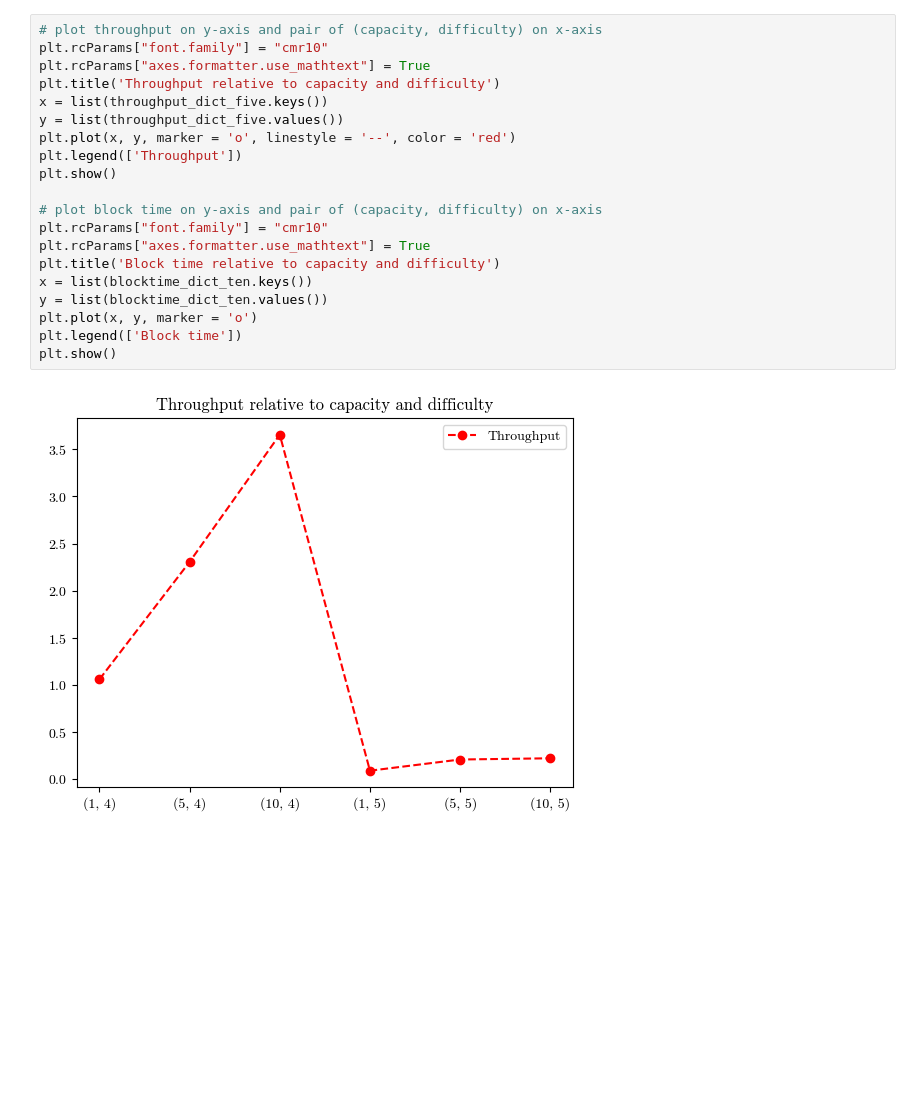
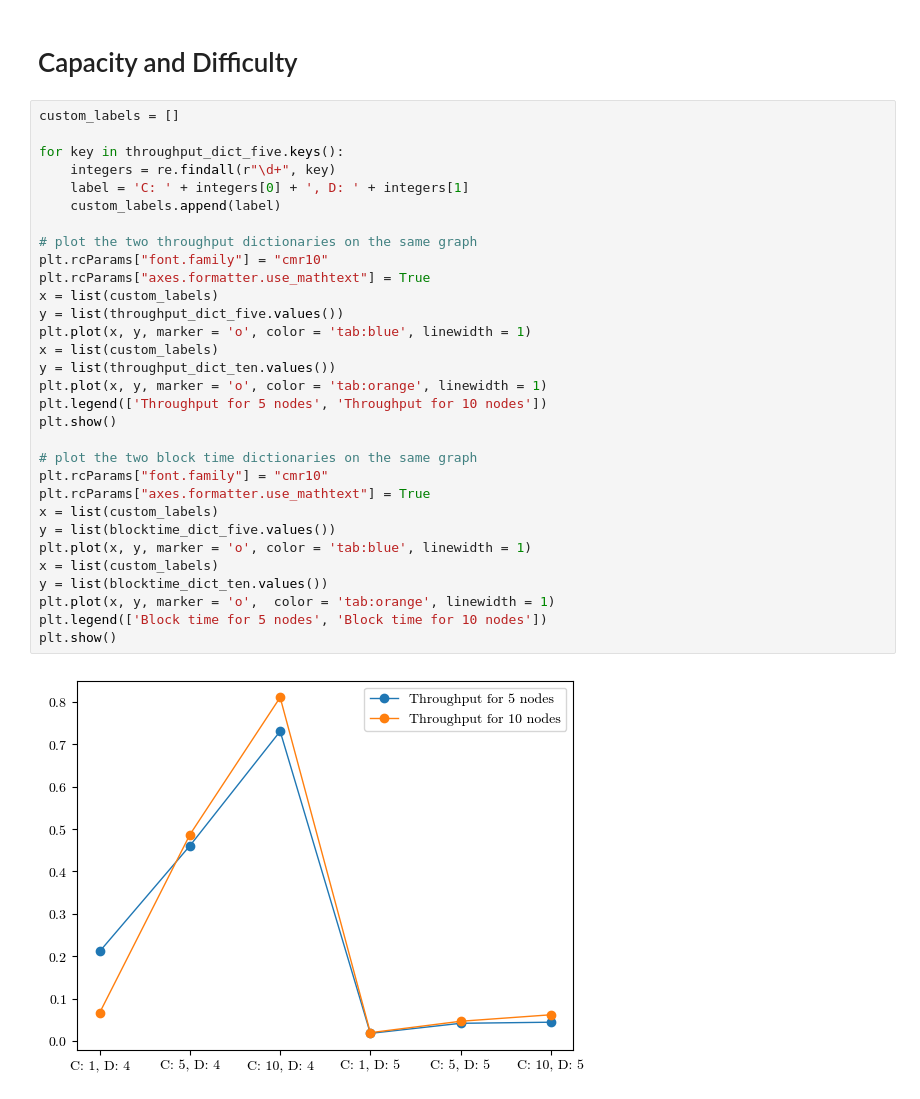
Before and after one commit to geokyr/distributed-systems, a Jupyter notebook: analytics.ipynb, the cells around one changed output. Cells and saved outputs as stored; diff of their text form; blank space fills up the shorter version.

```diff
--- a/analytics.ipynb
+++ b/analytics.ipynb
@@ -75,22 +71,35 @@ dict_keys(['(1, 4)', '(5, 4)', '(10, 4)', '(1, 5)', '(5, 5)', '(10, 5)'])
+# %% [markdown]
+# Capacity and Difficulty
 # %%
-# plot throughput on y-axis and pair of (capacity, difficulty) on x-axis
+custom_labels = []
+
+for key in throughput_dict_five.keys():
+    integers = re.findall(r"\d+", key)
+    label = 'C: ' + integers[0] + ', D: ' + integers[1]
+    custom_labels.append(label)
+
+# plot the two throughput dictionaries on the same graph
 plt.rcParams["font.family"] = "cmr10"
 plt.rcParams["axes.formatter.use_mathtext"] = True
-plt.title('Throughput relative to capacity and difficulty')
-x = list(throughput_dict_five.keys())
+x = list(custom_labels)
 y = list(throughput_dict_five.values())
-plt.plot(x, y, marker = 'o', linestyle = '--', color = 'red')
-plt.legend(['Throughput'])
+plt.plot(x, y, marker = 'o', color = 'tab:blue', linewidth = 1)
+x = list(custom_labels)
+y = list(throughput_dict_ten.values())
+plt.plot(x, y, marker = 'o', color = 'tab:orange', linewidth = 1)
+plt.legend(['Throughput for 5 nodes', 'Throughput for 10 nodes'])
 plt.show()
 
-# plot block time on y-axis and pair of (capacity, difficulty) on x-axis
+# plot the two block time dictionaries on the same graph
 plt.rcParams["font.family"] = "cmr10"
 plt.rcParams["axes.formatter.use_mathtext"] = True
-plt.title('Block time relative to capacity and difficulty')
-x = list(blocktime_dict_ten.keys())
+x = list(custom_labels)
+y = list(blocktime_dict_five.values())
+plt.plot(x, y, marker = 'o', color = 'tab:blue', linewidth = 1)
+x = list(custom_labels)
 y = list(blocktime_dict_ten.values())
-plt.plot(x, y, marker = 'o')
-plt.legend(['Block time'])
+plt.plot(x, y, marker = 'o',  color = 'tab:orange', linewidth = 1)
+plt.legend(['Block time for 5 nodes', 'Block time for 10 nodes'])
 plt.show()
 # %% [output]
-[figure, old version]
+[figure, new version]
```
Also changed, not shown: parts of 8 cells of this notebook, 10 other files.
